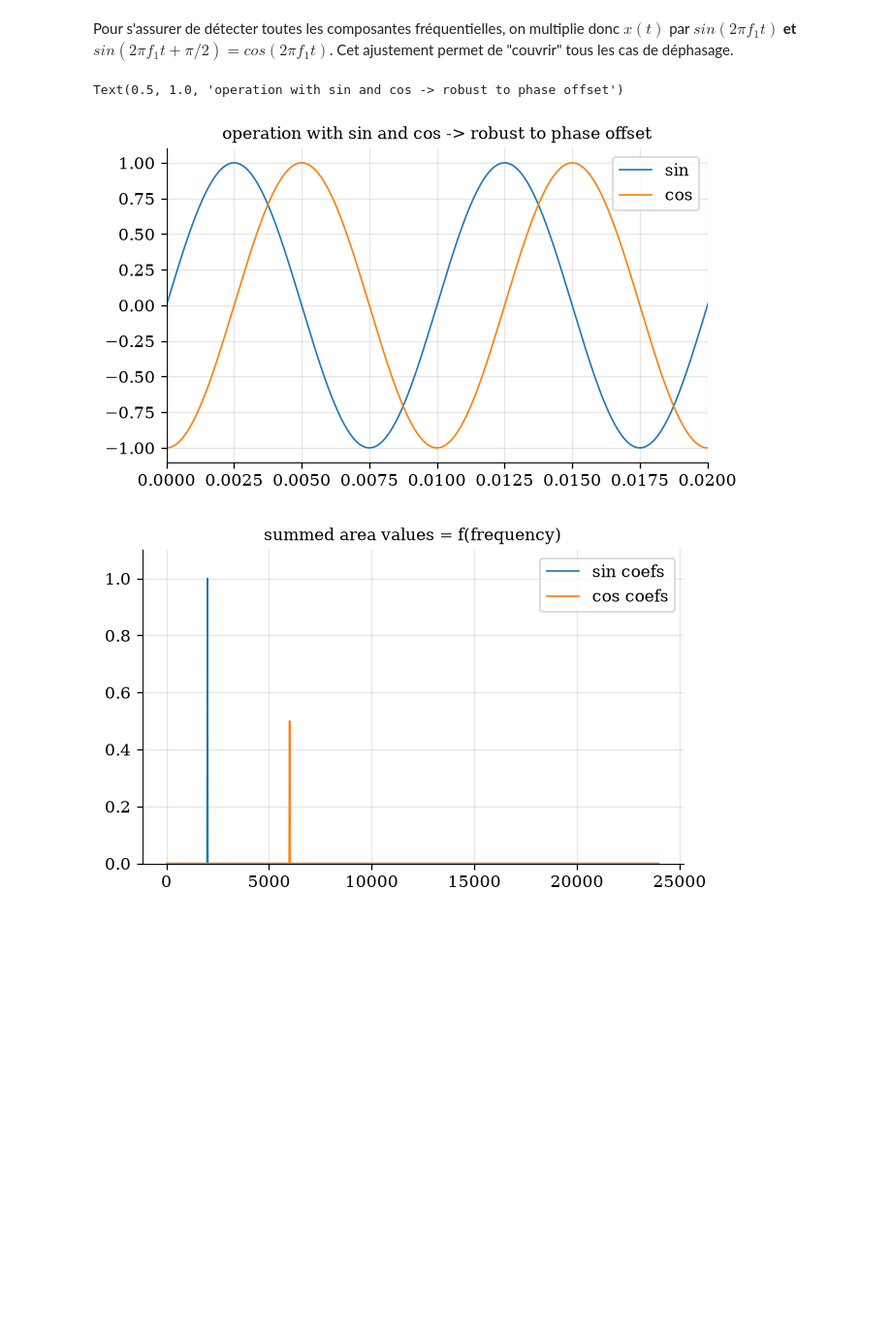
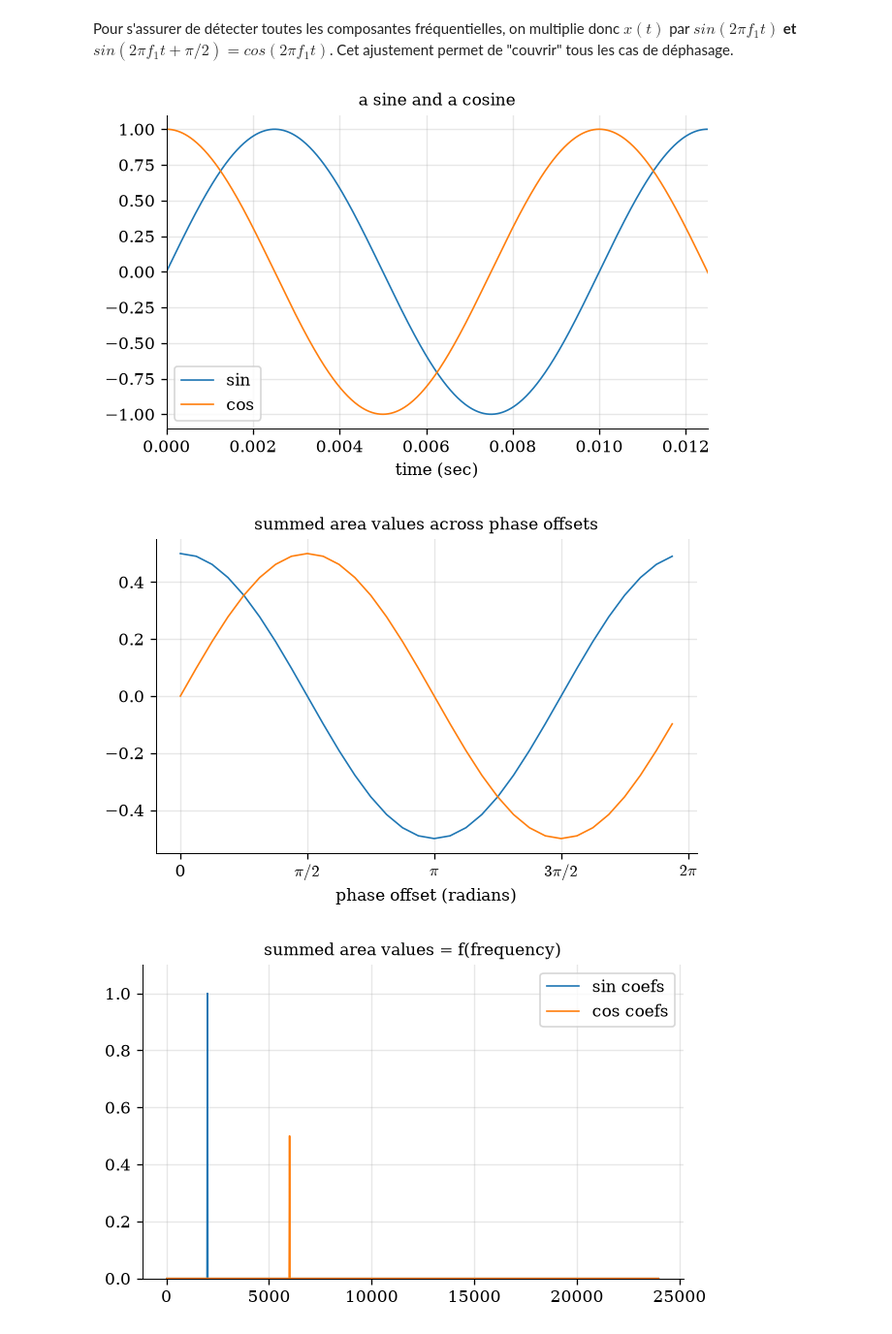
Before and after one commit to PyrApple/jupyterlite_signal_processing_ens, a Jupyter notebook: content/2_fft_deconstruct.ipynb, the cells around one changed output. Shown at 97% size. Drawn from its saved outputs; the diff is of its cells as text; code cells hidden in the pictures; blank space fills up the shorter version.

```diff
--- a/content/2_fft_deconstruct.ipynb
+++ b/content/2_fft_deconstruct.ipynb
@@ -80,16 +80,37 @@ plt.title('summed area values across phase offsets');
 # %% [markdown]
 Pour s'assurer de détecter toutes les composantes fréquentielles, on multiplie donc $x(t)$ par $sin(2 \pi f_1 t)$ **et** $sin(2 \pi f_1 t + \pi / 2) = cos(2 \pi f_1 t)$. Cet ajustement permet de "couvrir" tous les cas de déphasage.
 # %%
+# create signal
 freq = 100
 sin, t = get_sine(freq, sampling_rate = fs)
-cos, t = get_sine(freq, sampling_rate = fs, phase = - math.pi/2)
+cos, t = get_sine(freq, sampling_rate = fs, phase = math.pi/2)
 
+# plot
 plt.plot(t, sin, label = 'sin');
 plt.plot(t, cos, label = 'cos');
-plt.legend(); plt.xlim([0, 0.02]);  plt.title('operation with sin and cos -> robust to phase offset')
+plt.legend(); plt.xlim([0, 0.0125]);
+plt.xlabel('time (sec)'); plt.title('a sine and a cosine'); plt.show()
+
+# init locals
+phase_offsets = np.arange(0, 2*math.pi, math.pi/16)
+
+# loop over phase signals
+coefs_sin = []
+coefs_cos = []
+for phase in phase_offsets:
+    x, t = get_sine(freq, sampling_rate = fs, phase = phase)
+    coefs_sin.append( np.sum( np.multiply(x, sin) ) / len(x) )
+    coefs_cos.append( np.sum( np.multiply(x, cos) ) / len(x) )
+
+# area under multiplied curves
+plt.plot(phase_offsets, coefs_sin, label = 'sin');
+plt.plot(phase_offsets, coefs_cos, label = 'cos');
+plt.xlabel('phase offset (radians)')
+plt.xticks([0, math.pi/2, math.pi, 3*math.pi/2, 2*math.pi], ['0', '$\\pi /2$', '$\\pi$', '$3\\pi /2$', '$2\\pi$'])
+plt.title('summed area values across phase offsets'); plt.show()
 # %% [output]
-Text(0.5, 1.0, 'operation with sin and cos -> robust to phase offset')
-[figure, old version]
+[figure, new version]
+[figure, added]
 # %%
 # init locals
 x1, t = get_sine(2000, sampling_rate = fs)
```
Also changed, not shown: parts of 3 cells of this notebook, 4 other files.
